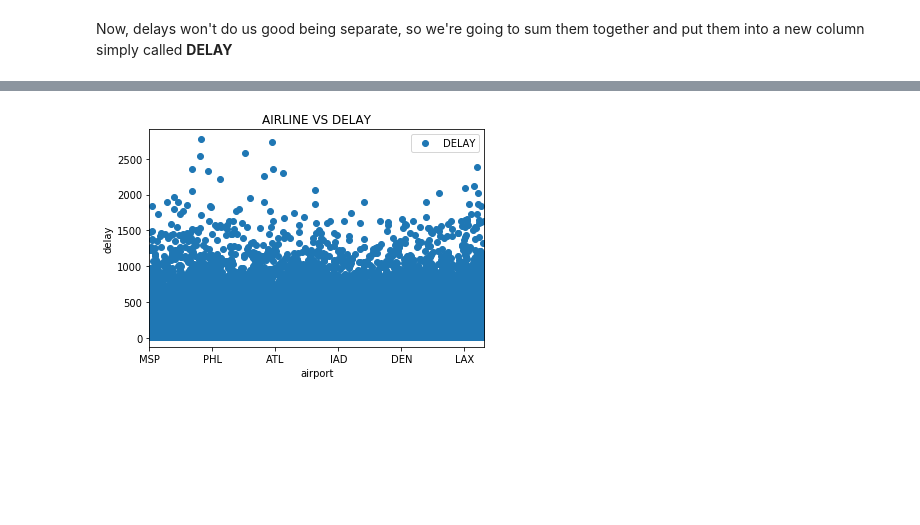
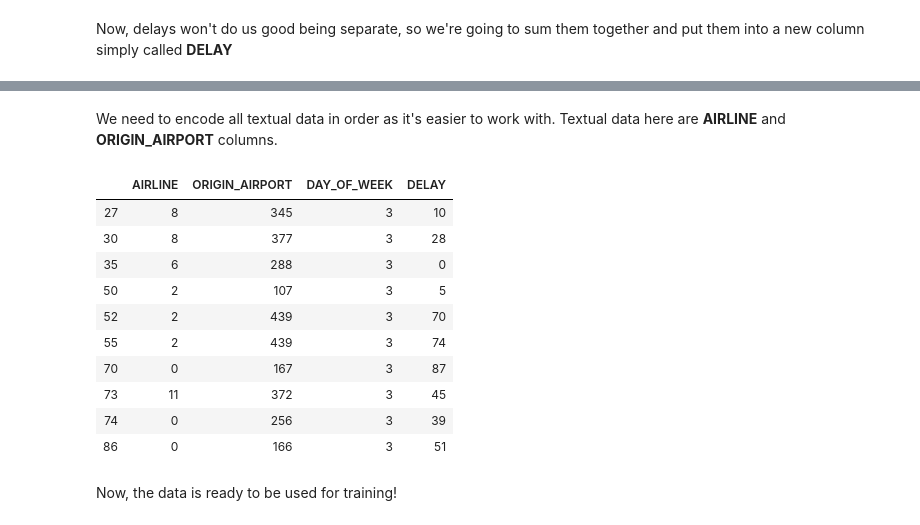
Before and after one commit to eydandash/MachineLearningProject, a Jupyter notebook: FlightsAnalysis.ipynb, the cells around one changed output, grey strips where cells are left out. Saved outputs shown, nothing was run; the diff lists cells and outputs as text; code cells hidden in the pictures; blank space fills up the shorter version.

```diff
--- a/FlightsAnalysis.ipynb
+++ b/FlightsAnalysis.ipynb
@@ -543,4 +537,0 @@ With delay calculated, we want to drop all values that are below zero. Values th
-# %%
-flights_df = flights_df[flights_df['DELAY'] > 0]
-print(f'Total rows: {flights_df.shape[0]:,}')
-flights_df.head(10)
@@ -560,8 +538,26 @@ Total rows: 1,063,439
-# %%
-flights_df.plot(x='ORIGIN_AIRPORT', y='DELAY', style='o')
-plt.title('AIRLINE VS DELAY')
-plt.xlabel('airport')
-plt.ylabel('delay')
-plt.show()
-# %% [output]
-[figure, removed]
+# %% [markdown]
+We need to encode all textual data in order as it's easier to work with. Textual data here are __AIRLINE__ and __ORIGIN_AIRPORT__ columns.
+# %%
+# explicitly convert given types to string
+flights_df['AIRLINE'] = flights_df['AIRLINE'].astype(str)
+flights_df['ORIGIN_AIRPORT'] = flights_df['ORIGIN_AIRPORT'].astype(str)
+
+flights_df_encoder = LabelEncoder()
+
+flights_df = flights_df.apply(flights_df_encoder.fit_transform)
+
+flights_df.head(10)
+# %% [output]
+|  | AIRLINE | ORIGIN_AIRPORT | DAY_OF_WEEK | DELAY |
+| 27 | 8 | 345 | 3 | 10 |
+| 30 | 8 | 377 | 3 | 28 |
+| 35 | 6 | 288 | 3 | 0 |
+| 50 | 2 | 107 | 3 | 5 |
+| 52 | 2 | 439 | 3 | 70 |
+| 55 | 2 | 439 | 3 | 74 |
+| 70 | 0 | 167 | 3 | 87 |
+| 73 | 11 | 372 | 3 | 45 |
+| 74 | 0 | 256 | 3 | 39 |
+| 86 | 0 | 166 | 3 | 51 |
+# %% [markdown]
+Now, the data is ready to be used for training!
```
Also changed, not shown: parts of 15 cells of this notebook.
